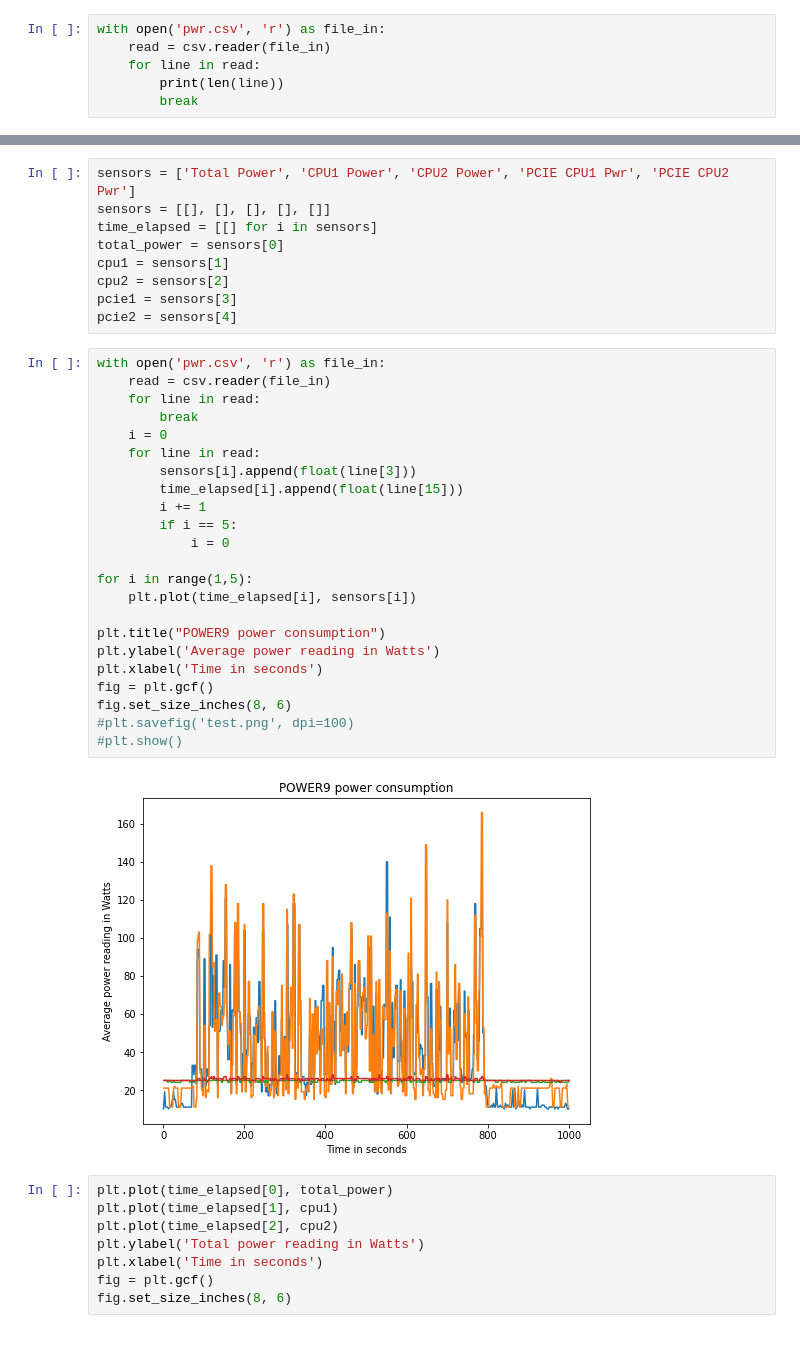
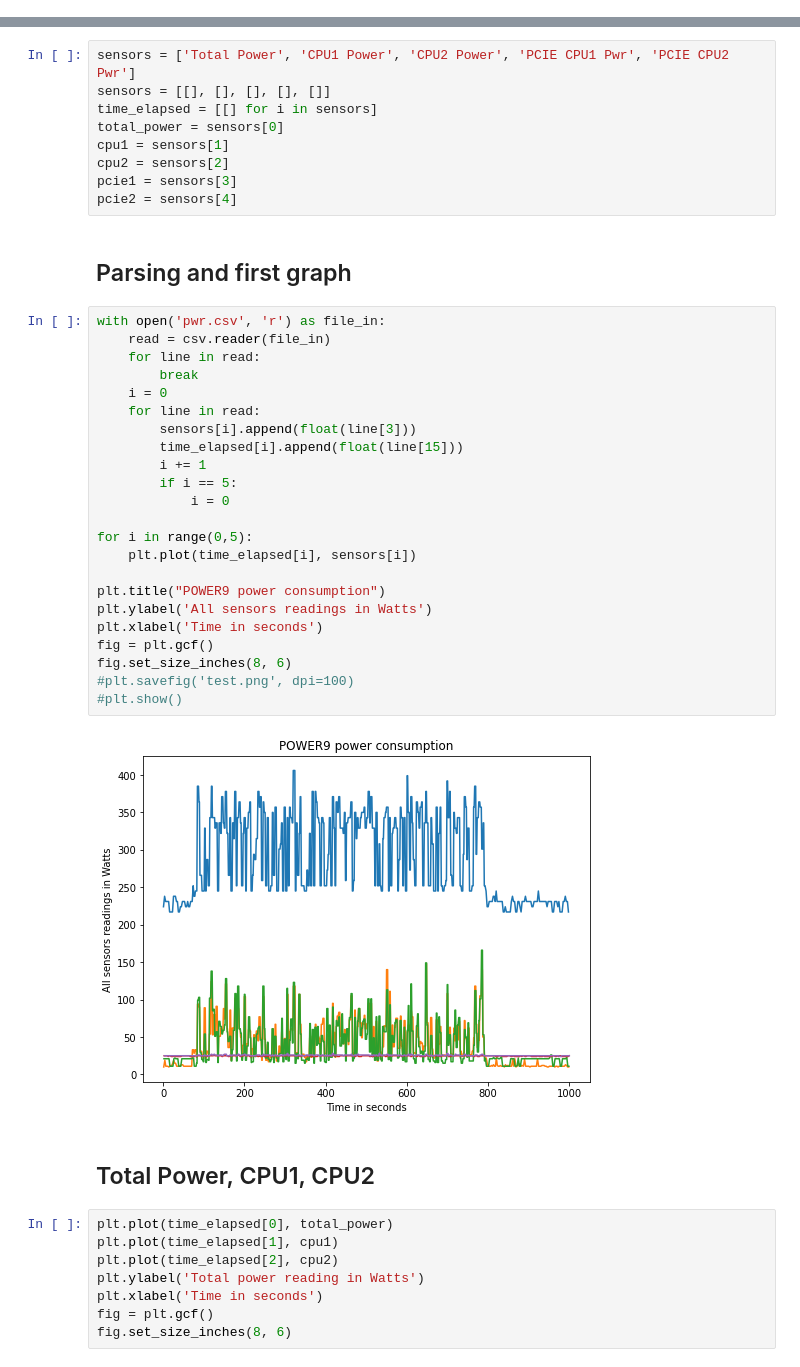
Before and after one commit to MatheusCod/ipmiPower, a Jupyter notebook: firstTest/pwrAnalysis.ipynb, the cells around one changed output, grey strips where cells are left out. Drawn from its saved outputs; the diff is of its cells as text.

```diff
--- a/firstTest/pwrAnalysis.ipynb
+++ b/firstTest/pwrAnalysis.ipynb
@@ -2,9 +2,3 @@
 import csv
 import matplotlib.pyplot as plt
 import matplotlib.figure as fig
-# %%
-with open('pwr.csv', 'r') as file_in:
-    read = csv.reader(file_in)
-    for line in read:
-        print(len(line))
-        break
@@ -26,31 +36,35 @@ cpu1 = sensors[1]
 cpu2 = sensors[2]
 pcie1 = sensors[3]
 pcie2 = sensors[4]
+# %% [markdown]
+## Parsing and first graph
 # %%
 with open('pwr.csv', 'r') as file_in:
     read = csv.reader(file_in)
     for line in read:
         break
     i = 0
     for line in read:
         sensors[i].append(float(line[3]))
         time_elapsed[i].append(float(line[15]))
         i += 1
         if i == 5:
             i = 0
 
-for i in range(1,5):
+for i in range(0,5):
     plt.plot(time_elapsed[i], sensors[i])
 
 plt.title("POWER9 power consumption")
-plt.ylabel('Average power reading in Watts')
+plt.ylabel('All sensors readings in Watts')
 plt.xlabel('Time in seconds')
 fig = plt.gcf()
 fig.set_size_inches(8, 6)
 #plt.savefig('test.png', dpi=100)
 #plt.show()
 # %% [output]
-[figure, old version]
+[figure, new version]
+# %% [markdown]
+## Total Power, CPU1, CPU2
 # %%
 plt.plot(time_elapsed[0], total_power)
 plt.plot(time_elapsed[1], cpu1)
```
Also changed, not shown: parts of 13 cells of this notebook, 4 other files.
